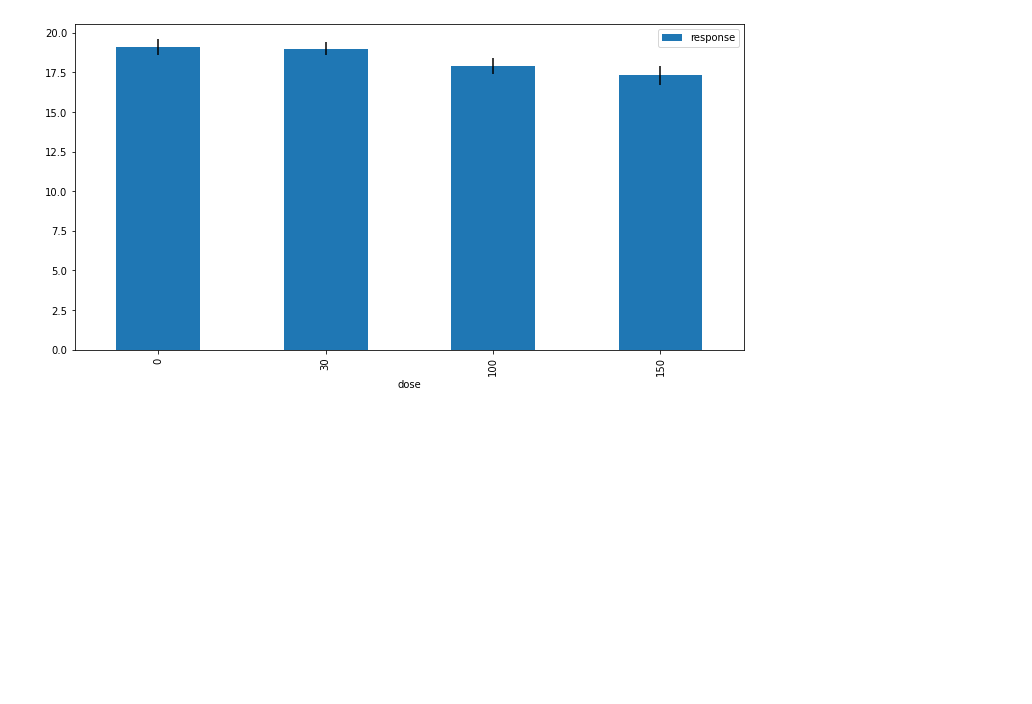
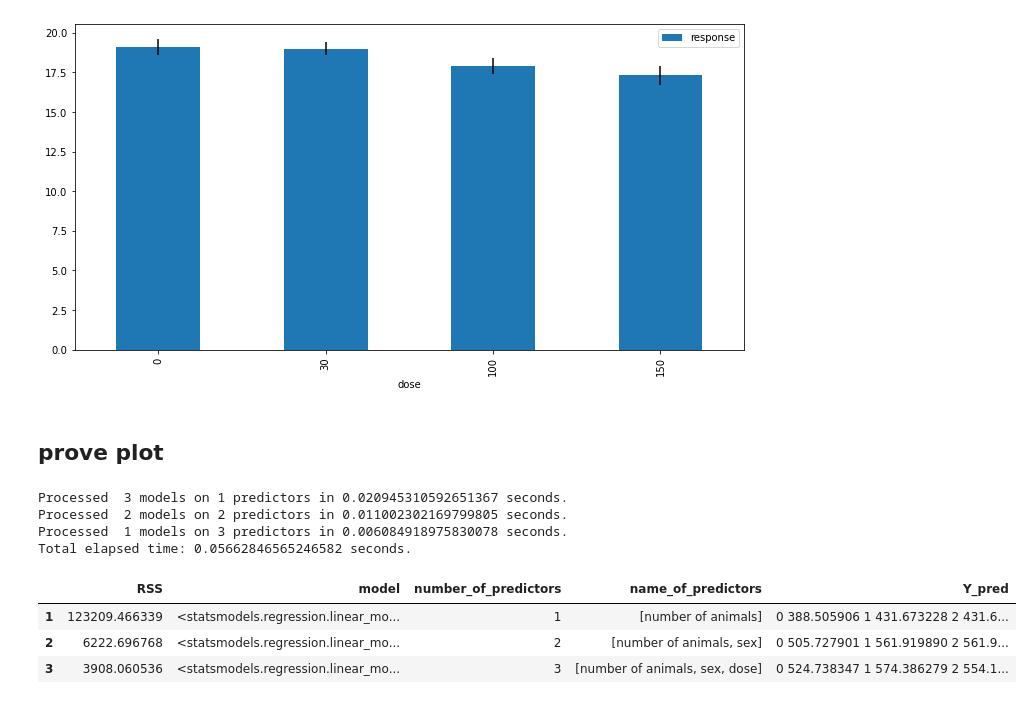
Before and after one commit to AndreaPrati98/EFSA_study, a Jupyter notebook: Capo.ipynb, the cells around one changed output. Drawn from its saved outputs; the diff is of its cells as text; code cells hidden in the pictures; blank space fills up the shorter version.

```diff
--- a/Capo.ipynb
+++ b/Capo.ipynb
@@ -118,3 +120,5 @@ female_data_3.plot(x='dose',y='response',yerr='SD',kind='bar',figsize=(12,6))
 # %% [output]
 <AxesSubplot:xlabel='dose'>
 [figure]
+# %% [markdown]
+## prove plot
@@ -120,0 +129,15 @@ female_data_3.plot(x='dose',y='response',yerr='SD',kind='bar',figsize=(12,6))
+# %%
+Y = data_Endpoint1.response
+weights = data.SD
+X = data_Endpoint1.drop(columns=["response", "SD", "endpoint"])
+group_of_models_endpoint1 = fn.mainForward(X, Y, weights)
+display(group_of_models_endpoint1)
+# %% [output]
+Processed  3 models on 1 predictors in 0.020945310592651367 seconds.
+Processed  2 models on 2 predictors in 0.011002302169799805 seconds.
+Processed  1 models on 3 predictors in 0.006084918975830078 seconds.
+Total elapsed time: 0.05662846565246582 seconds.
+|  | RSS | model | number_of_predictors | name_of_predictors | Y_pred |
+| 1 | 123209.466339 | <statsmodels.regression.linear_mo... | 1 | [number of animals] | 0 388.505906 1 431.673228 2 431.6... |
+| 2 | 6222.696768 | <statsmodels.regression.linear_mo... | 2 | [number of animals, sex] | 0 505.727901 1 561.919890 2 561.9... |
+| 3 | 3908.060536 | <statsmodels.regression.linear_mo... | 3 | [number of animals, sex, dose] | 0 524.738347 1 574.386279 2 554.1... |
```
Also changed, not shown: parts of 7 cells of this notebook, 1 other file.
